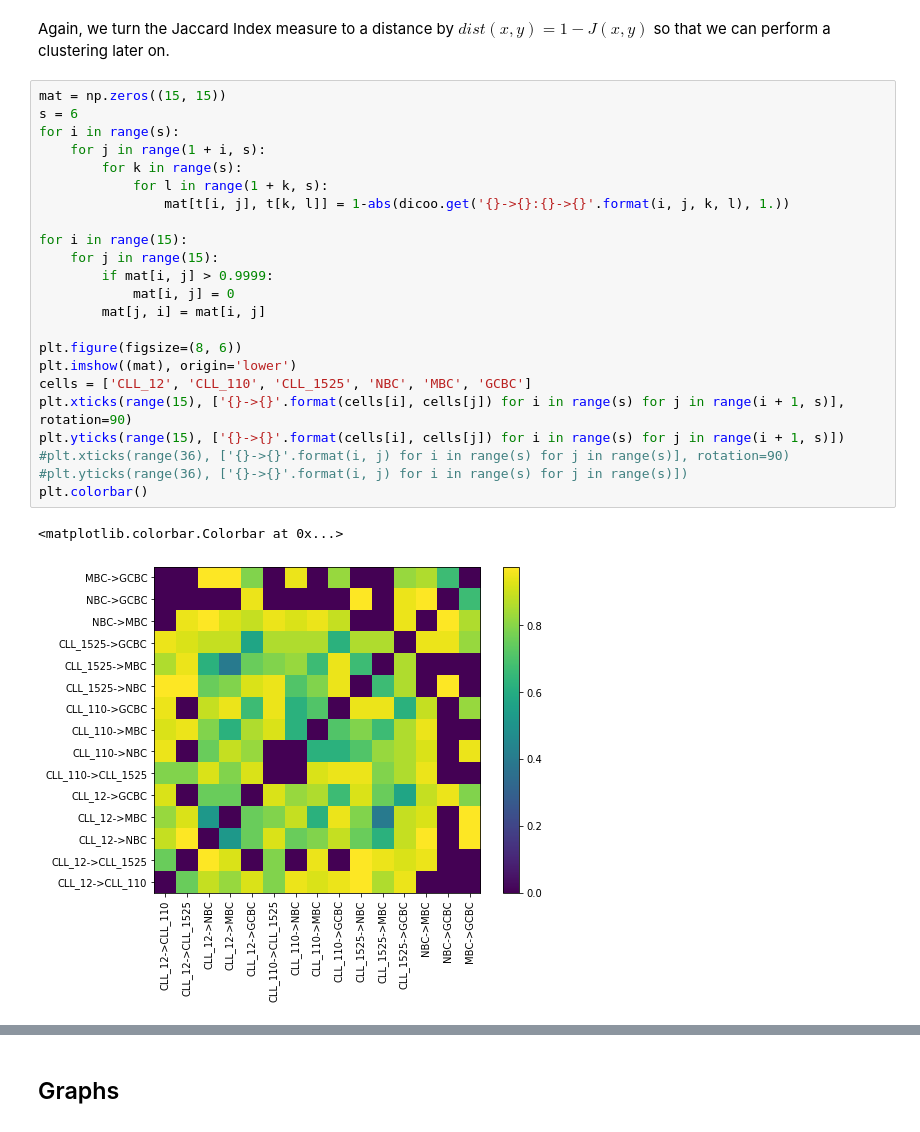
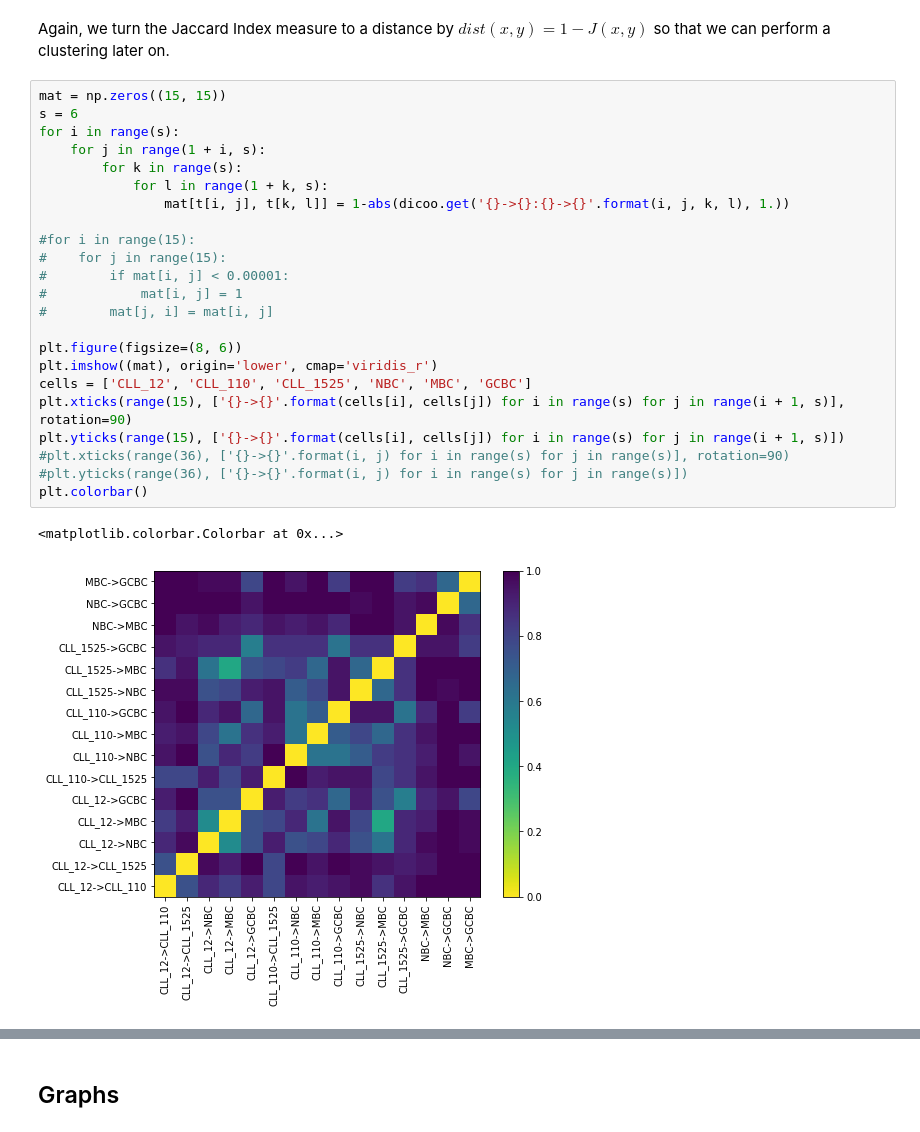
Before and after one commit to bsc-life/epintegrate, a Jupyter notebook: Plots.ipynb, the cells around one changed output, grey strips where cells are left out. Saved outputs shown, nothing was run; the diff lists cells and outputs as text.

```diff
--- a/Plots.ipynb
+++ b/Plots.ipynb
@@ -108,26 +108,26 @@ Again, we turn the Jaccard Index measure to a distance by $dist(x,y) = 1 - J(x,y
 # %%
 mat = np.zeros((15, 15))
 s = 6
 for i in range(s):
     for j in range(1 + i, s):
         for k in range(s):
             for l in range(1 + k, s):
                 mat[t[i, j], t[k, l]] = 1-abs(dicoo.get('{}->{}:{}->{}'.format(i, j, k, l), 1.))
 
-for i in range(15):
-    for j in range(15):
-        if mat[i, j] > 0.9999:
-            mat[i, j] = 0
-        mat[j, i] = mat[i, j]
+#for i in range(15):
+#    for j in range(15):
+#        if mat[i, j] < 0.00001:
+#            mat[i, j] = 1
+#        mat[j, i] = mat[i, j]
 
 plt.figure(figsize=(8, 6))
-plt.imshow((mat), origin='lower')
+plt.imshow((mat), origin='lower', cmap='viridis_r')
 cells = ['CLL_12', 'CLL_110', 'CLL_1525', 'NBC', 'MBC', 'GCBC']
 plt.xticks(range(15), ['{}->{}'.format(cells[i], cells[j]) for i in range(s) for j in range(i + 1, s)], rotation=90)
 plt.yticks(range(15), ['{}->{}'.format(cells[i], cells[j]) for i in range(s) for j in range(i + 1, s)])
 #plt.xticks(range(36), ['{}->{}'.format(i, j) for i in range(s) for j in range(s)], rotation=90)
 #plt.yticks(range(36), ['{}->{}'.format(i, j) for i in range(s) for j in range(s)])
 plt.colorbar()
 # %% [output]
 <matplotlib.colorbar.Colorbar at 0x...>
-[figure, old version]
+[figure, new version]
```
Also changed, not shown: parts of 5 cells of this notebook.
